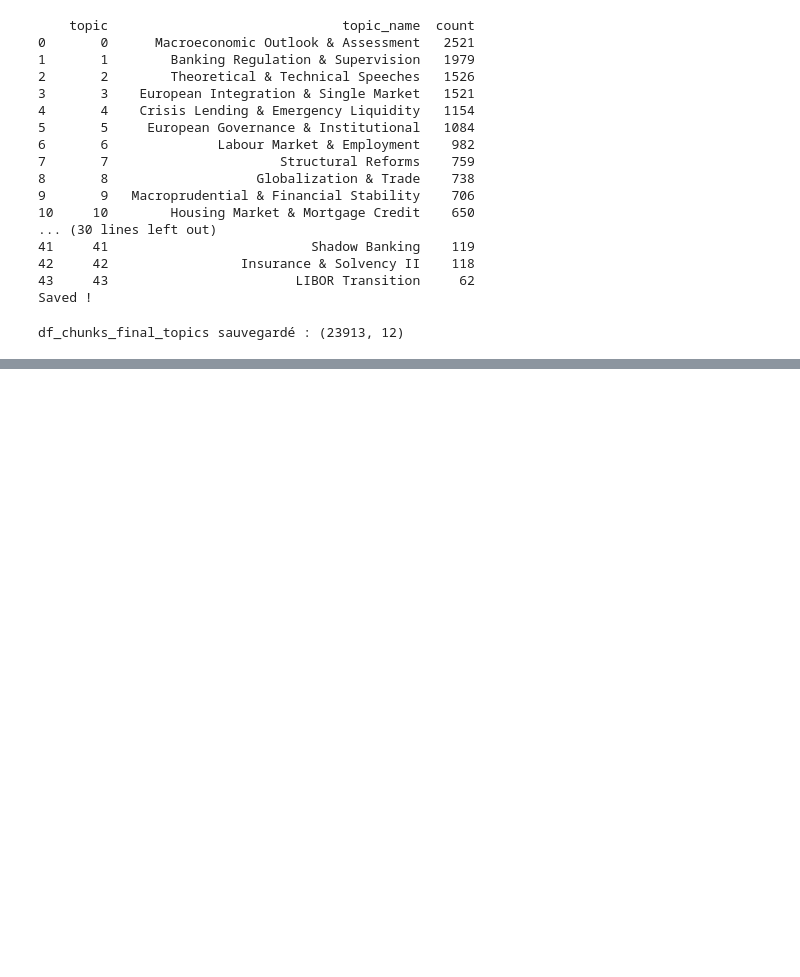
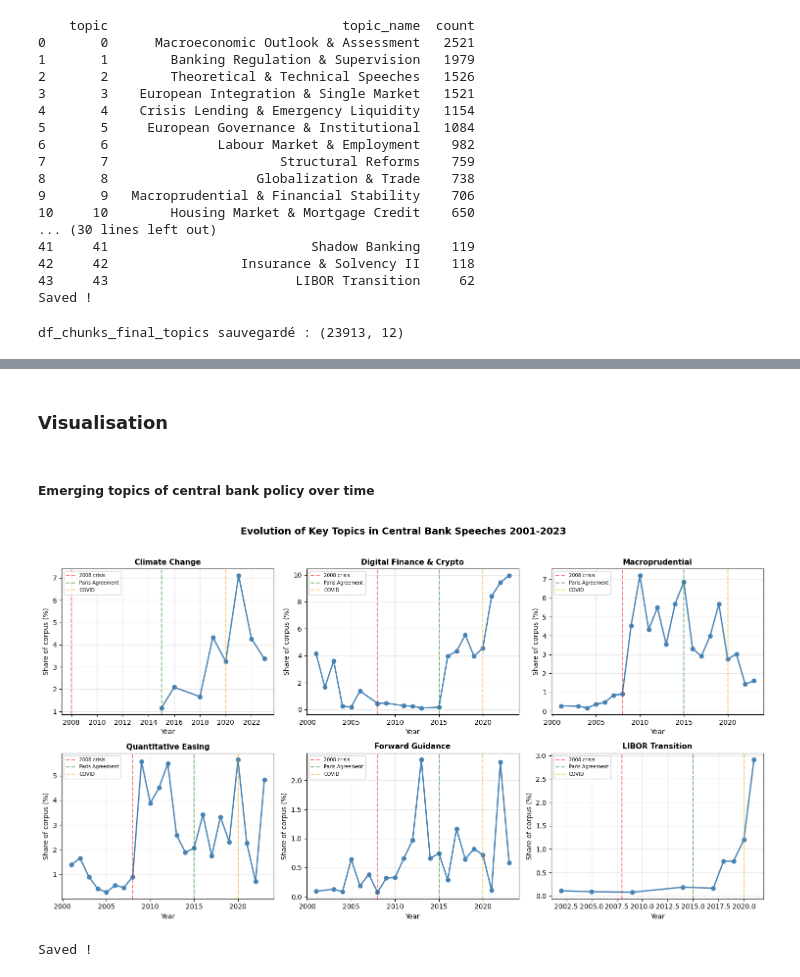
Before and after one commit to lelkamel/nlp_central_banks, a Jupyter notebook: lyna_work/topic_modelling.ipynb, the cells around one changed output, grey strips where cells are left out. Cells and saved outputs as stored; diff of their text form; code cells hidden in the pictures; blank space fills up the shorter version.

```diff
--- a/lyna_work/topic_modelling.ipynb
+++ b/lyna_work/topic_modelling.ipynb
@@ -362,3 +287,22 @@ Uploaded : topics.json
 Uploaded : topic_embeddings.safetensors
 Uploaded : ctfidf_config.json
 Modèle sauvegardé sur S3 !
+# %%
+# Uploading the model
+local_dir = "./topic_model_v2"
+s3_dir = "lelkamel/chunks/topic_model_v2"
+
+os.makedirs(local_dir, exist_ok=True)
+
+for filename in fs.ls(s3_dir):
+    s3_path = filename
+    local_path = os.path.join(local_dir, os.path.basename(filename))
+    fs.get(s3_path, local_path)
+    print(f"Downloaded : {os.path.basename(filename)}")
+
+# Charger le modèle
+topic_model = BERTopic.load(
+    local_dir,
+    embedding_model="hugom123/bge-centralbank"
+)
+print(f"Modèle chargé : {topic_model.get_topic_info().shape[0]-1} topics")
@@ -619,0 +476,4 @@ Saved !
+# %% [markdown]
+### Visualisation
+# %% [markdown]
+##### Emerging topics of central bank policy over time
@@ -619,0 +529,40 @@ Saved !
+# %%
+# Compute share of each topic per year
+yearly = (
+    df_chunks_all.groupby(['Year', 'topic', 'topic_name_short'])
+    .size()
+    .reset_index(name='count')
+)
+yearly_total = df_chunks_all.groupby('Year').size().reset_index(name='total')
+yearly = yearly.merge(yearly_total, on='Year')
+yearly['share'] = yearly['count'] / yearly['total'] * 100
+
+# Plot emerging topics
+emerging_topics = [30, 13, 9, 12, 38, 43]  # climate, digital, macroprudential, QE, forward guidance, LIBOR
+
+fig, axes = plt.subplots(2, 3, figsize=(15, 8))
+axes = axes.flatten()
+
+for i, topic_id in enumerate(emerging_topics):
+    data = yearly[yearly['topic'] == topic_id]
+    name = topic_names[topic_id]
+    axes[i].plot(data['Year'], data['share'], marker='o', linewidth=2, color='steelblue')
+    axes[i].set_title(name, fontweight='bold', fontsize=11)
+    axes[i].set_xlabel('Year')
+    axes[i].set_ylabel('Share of corpus (%)')
+    axes[i].axvline(x=2008, color='red', linestyle='--', alpha=0.5, label='2008 crisis')
+    axes[i].axvline(x=2015, color='green', linestyle='--', alpha=0.5, label='Paris Agreement')
+    axes[i].axvline(x=2020, color='orange', linestyle='--', alpha=0.5, label='COVID')
+    axes[i].legend(fontsize=7)
+    axes[i].grid(True, alpha=0.3)
+
+plt.suptitle('Evolution of Key Topics in Central Bank Speeches 2001-2023',
+             fontsize=14, fontweight='bold', y=1.02)
+plt.tight_layout()
+plt.savefig('/home/onyxia/work/nlp_central_banks/lyna_work/figures/topics_over_time_emerging.png',
+            dpi=150, bbox_inches='tight')
+plt.show()
+print("Saved !")
+# %% [output]
+[figure, added]
+Saved !
```
Also changed, not shown: parts of 25 cells of this notebook, 3 other files.
